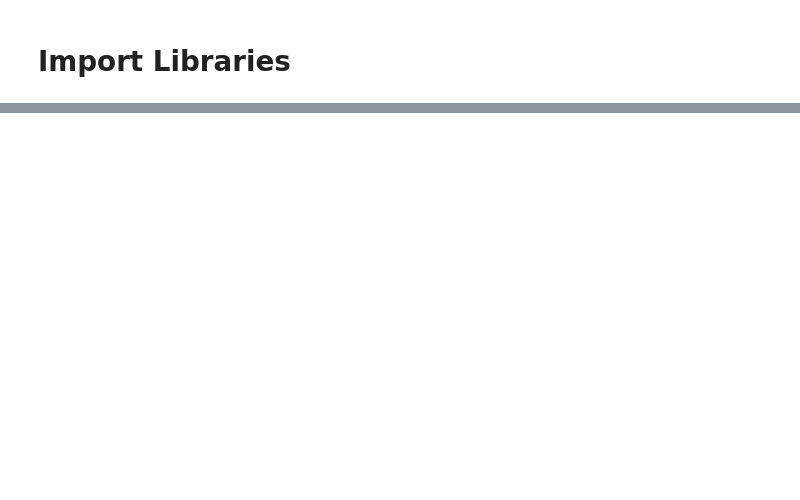
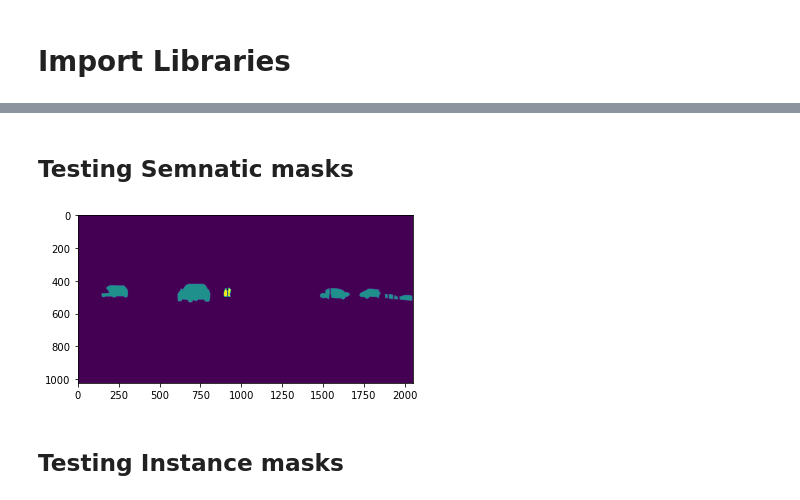
Before and after one commit to Khaliladib11/INM705-CW-Khalil-Aziz, a Jupyter notebook: Interface.ipynb, the cells around one changed output, grey strips where cells are left out. Drawn from its saved outputs; the diff is of its cells as text; code cells hidden in the pictures; blank space fills up the shorter version.

Commit message:
Finish from the interface class

```diff
--- a/Interface.ipynb
+++ b/Interface.ipynb
@@ -214,4 +9,3 @@ class CityScapesInterface(data.Dataset):
 # %%
-img_path = '../../Datasets/cityscapes/leftImg8bit/train'
-gt_path = '../../Datasets/cityscapes/gtFine/train'
+dataroot = '../../Datasets/cityscapes'
 list_of_classes = ['__bgr__', 'car', 'person']
@@ -231,0 +14,2 @@ plt.show()
+# %%
+datasetinterface = CityScapesInterface(dataroot, list_of_classes, labels)
@@ -231,0 +35,9 @@ plt.show()
+# %% [markdown]
+## Testing Semnatic masks
+# %%
+plt.imshow(datasetinterface.load_semantic_mask(0))
+plt.show()
+# %% [output]
+[figure, added]
+# %% [markdown]
+## Testing Instance masks
```
Also changed, not shown: parts of 18 cells of this notebook, 1 other file.
